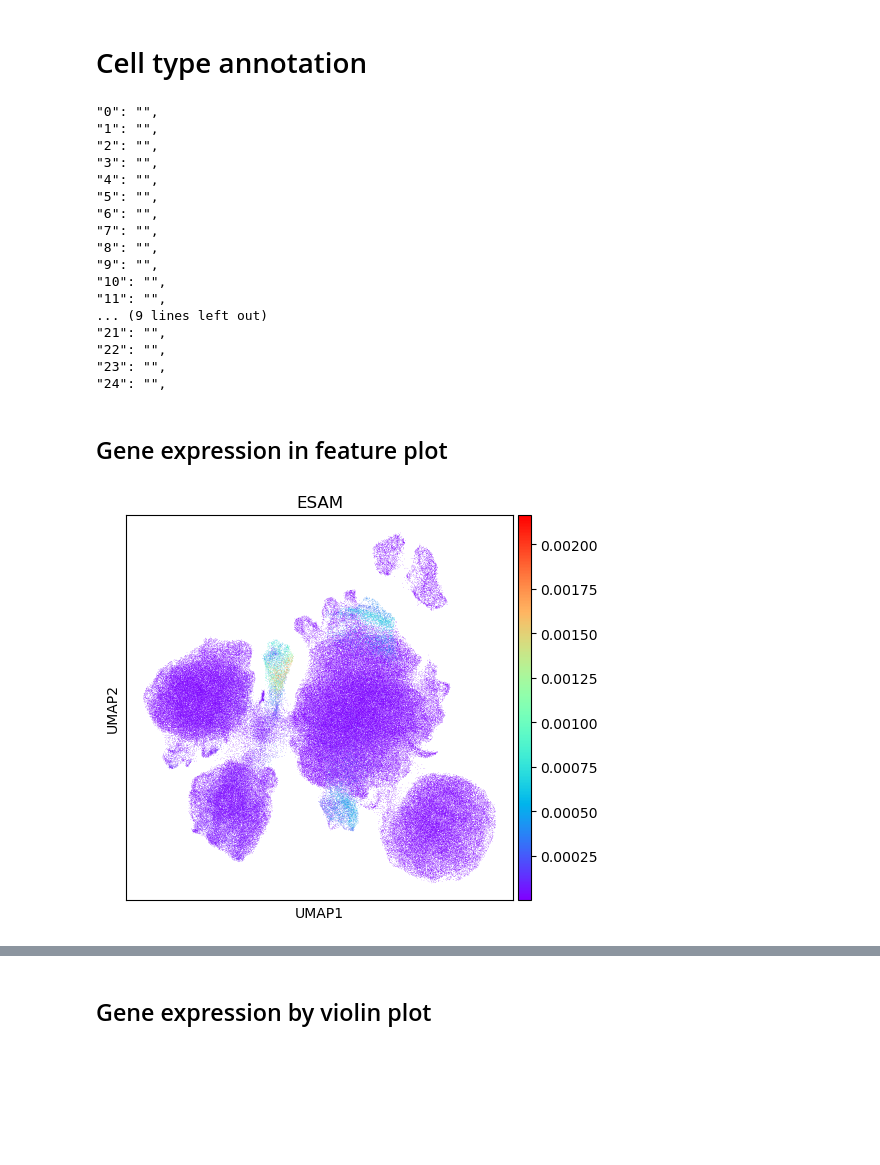
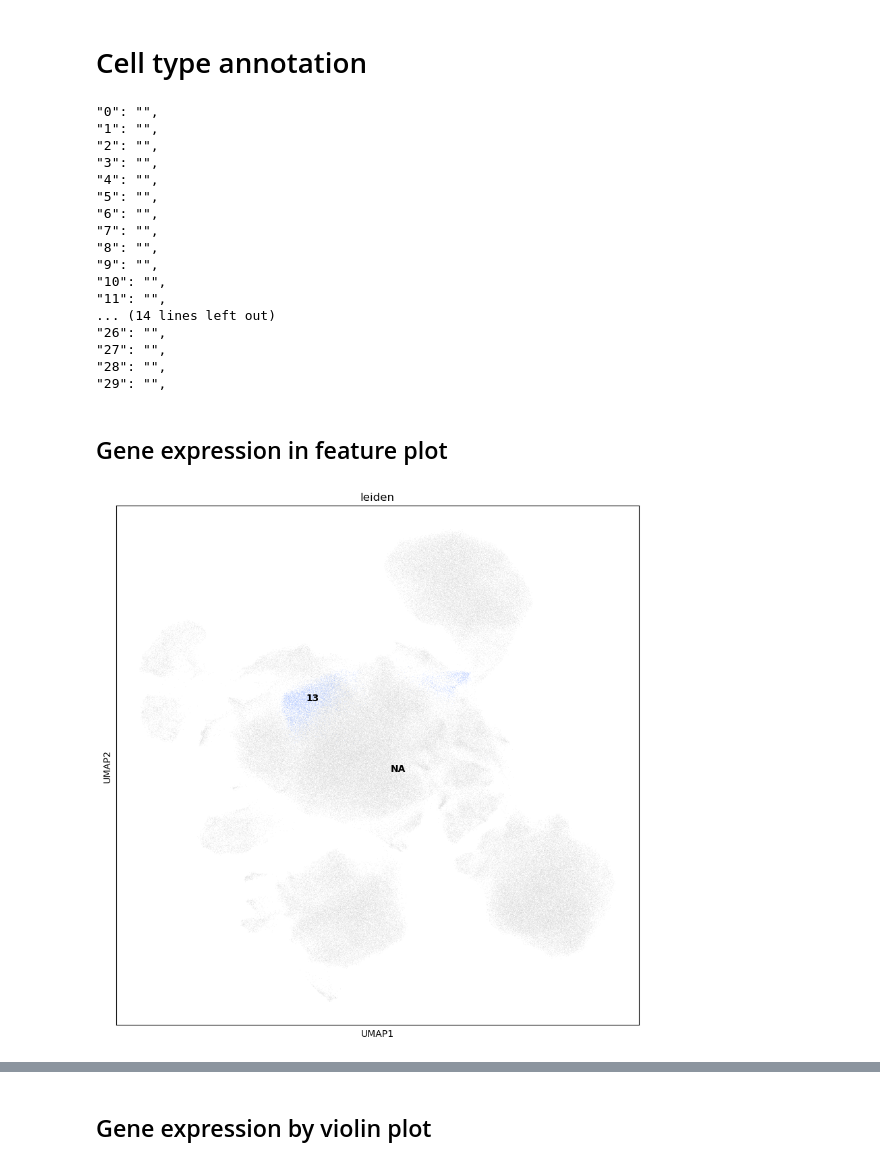
Before and after one commit to Sungwoo-Chang/16_human, a Jupyter notebook: 3.2. cell_type_labeling.ipynb, the cells around one changed output, grey strips where cells are left out. Saved outputs shown, nothing was run; the diff lists cells and outputs as text; code cells hidden in the pictures; blank space fills up the shorter version.

```diff
--- a/3.2. cell_type_labeling.ipynb
+++ b/3.2. cell_type_labeling.ipynb
@@ -45,7 +46,7 @@ LFC: log fold change
 # %% [markdown]
 # Visualizing UMAP cluster
 # %%
-rcParams['figure.figsize'] = (5.3, 5)
+rcParams['figure.figsize'] = (7, 7)
 
 sc.pl.umap(
     adata,
@@ -58,11 +59,11 @@ sc.pl.umap(
 # %%
-rcParams['figure.figsize'] = (5.3, 5)
+rcParams['figure.figsize'] = (7, 7)
 
 sc.pl.umap(
     adata,
     color = ['sample'],
     frameon = False,
     # legend_loc = 'on data',
-    groups = ['Pt1', 'Pt2', 'Pt3', 'Pt4', 'Pt5', 'Pt6', 'Pt7', 'Pt8', 'Pt9', 'Pt10', 'Pt11', 'Pt12', 'Pt13', 'Pt14', 'Pt15', 'Pt16', 'Pt17', 'Pt18', 'Pt19', 'Pt20', 'Pt21', 'Pt22', 'Pt23', 'Pt24']
+    # groups = ['Pt1', 'Pt2', 'Pt3', 'Pt4', 'Pt5', 'Pt6', 'Pt7', 'Pt8', 'Pt9', 'Pt10', 'Pt11', 'Pt12', 'Pt13', 'Pt14', 'Pt15', 'Pt16', 'Pt17', 'Pt18', 'Pt19', 'Pt20', 'Pt21', 'Pt22', 'Pt23', 'Pt24']
 )
 # %% [output]
@@ -70,7 +71,7 @@ sc.pl.umap(
 # %% [markdown]
 # Cell type annotation
 # %%
-for i in range(25):
+for i in range(30):
     print(f'"{i}": "", ')
 # %% [output]
 "0": "",
@@ -85,8 +86,8 @@ for i in range(25):
 "9": "",
 "10": "",
 "11": "",
-... (9 lines left out)
-"21": "",
-"22": "",
-"23": "",
-"24": "",
+... (14 lines left out)
+"26": "",
+"27": "",
+"28": "",
+"29": "",
@@ -121,17 +128,20 @@ cell_type = {
 # %% [markdown]
 ## Gene expression in feature plot
 # %%
-rcParams['figure.figsize'] = (5.5, 5)
+rcParams['figure.figsize'] = (10, 10)
 
 sc.pl.umap(
     adata,
-    color = ['ESAM'],
+    color = ['leiden'],
     # frameon = False,
     layer = 'scvi_normalized',
     color_map = 'rainbow',
+    legend_loc = 'on data',
+    # legend_fontoutline = 2,
+    groups = ['13']
 )
 # %% [output]
-[figure, old version]
+[figure, new version]
 # %%
 adata.obs.head()
 # %% [output]
```
Also changed, not shown: parts of 20 cells of this notebook, 8 other files.
